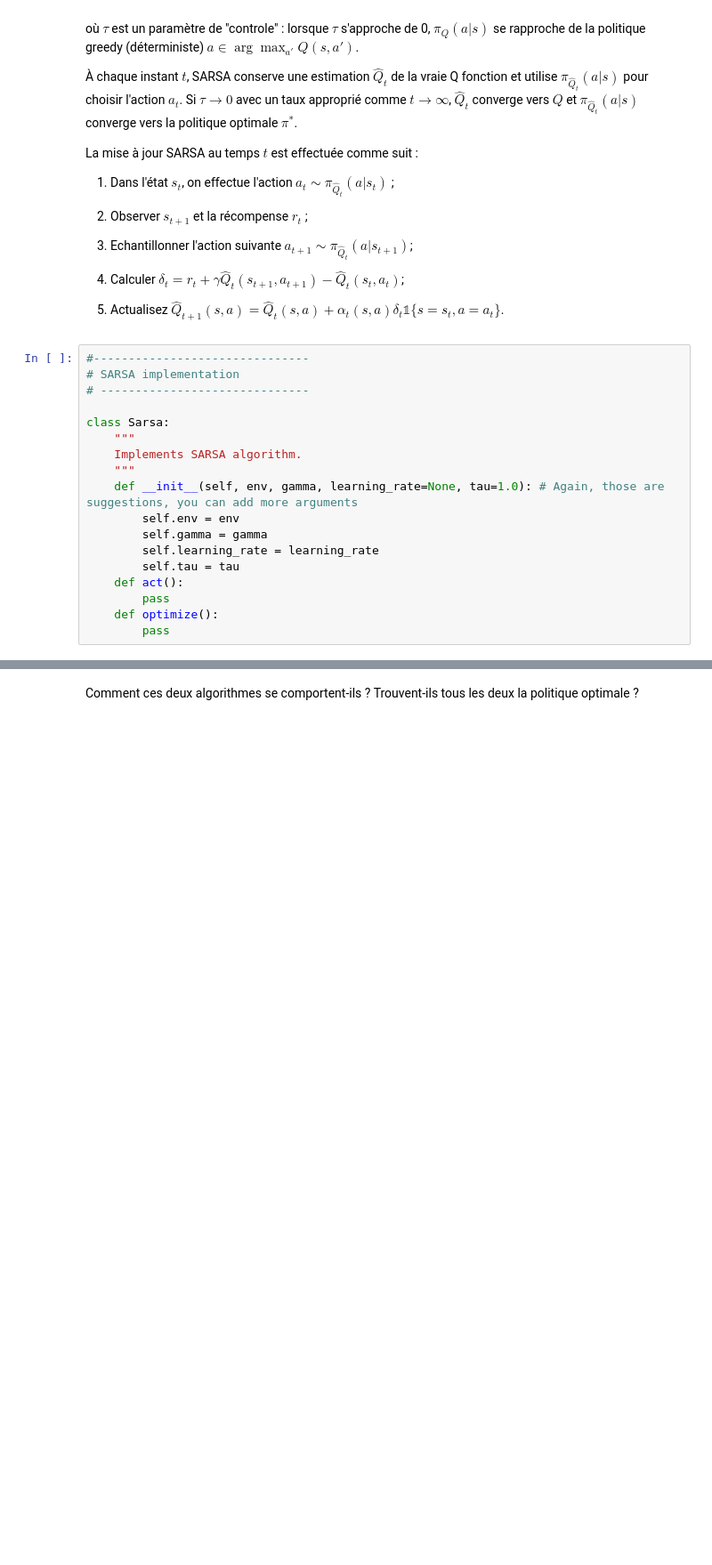
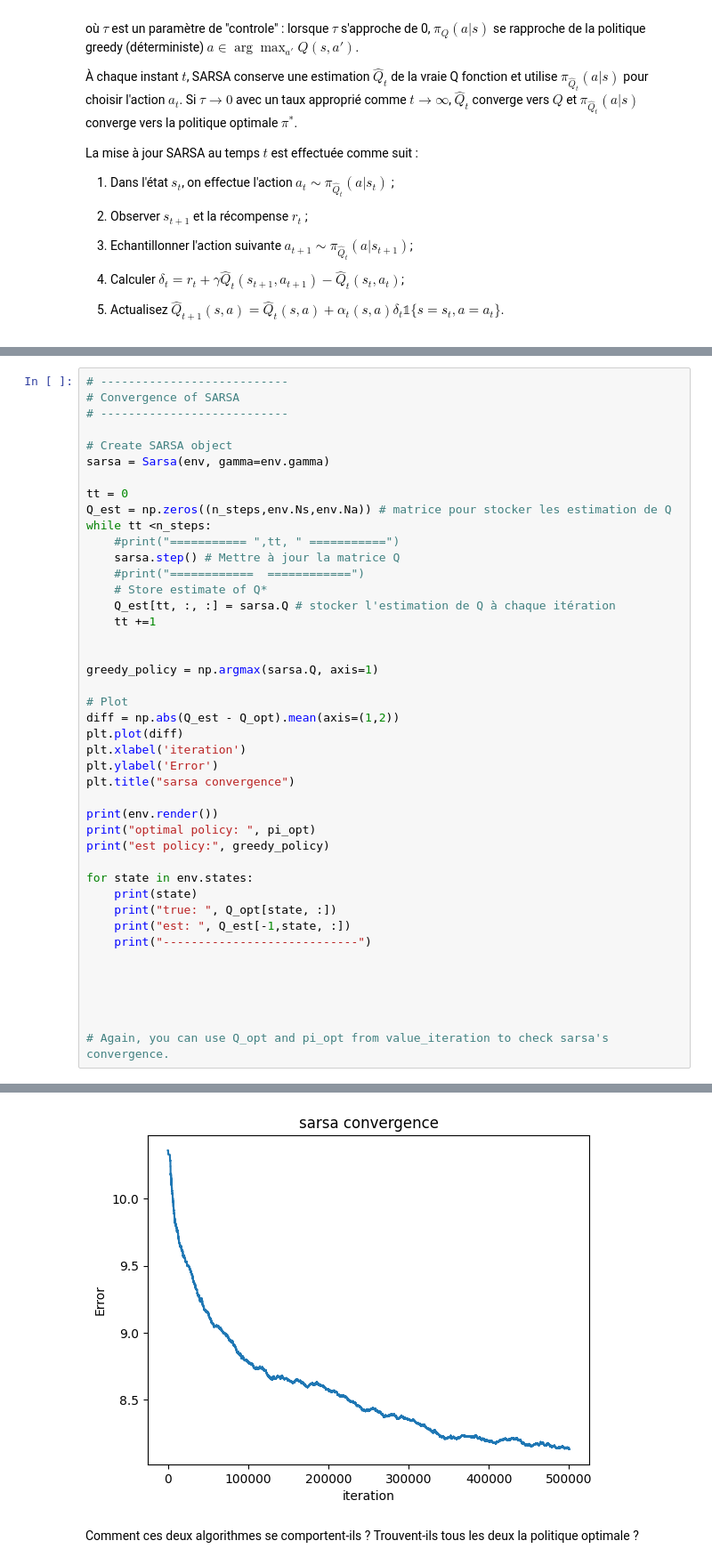
Before and after one commit to loanBRNT/tp_apprentissage, a Jupyter notebook: tp_rl/TP1_BERNAT.ipynb, the cells around one changed output, grey strips where cells are left out. Shown at 89% size. Saved outputs shown, nothing was run; the diff lists cells and outputs as text; blank space fills up the shorter version.

```diff
--- a/tp_rl/TP1_Etudiant.ipynb
+++ b/tp_rl/TP1_BERNAT.ipynb
@@ -724,21 +724,3 @@ La mise à jour SARSA au temps $t$ est effectuée comme suit :
 
 4. Calculer $\delta_t = r_t + \gamma \hat{Q}_t(s_{t+1}, a_{t+1}) - \hat{Q}_t(s_t, a_t)$;
 5. Actualisez $\hat{Q}_{t+1}(s, a) = \hat{Q}_t(s, a) + \alpha_t(s,a)\delta_t\mathbb{1}\{s=s_t, a=a_t\}$.
-# %%
-#-------------------------------
-# SARSA implementation
-# ------------------------------
-
-class Sarsa:
-    """
-    Implements SARSA algorithm.
-    """
-    def __init__(self, env, gamma, learning_rate=None, tau=1.0): # Again, those are suggestions, you can add more arguments
-        self.env = env
-        self.gamma = gamma
-        self.learning_rate = learning_rate
-        self.tau = tau
-    def act():
-        pass
-    def optimize():
-        pass
@@ -753,0 +801,44 @@ sarsa = Sarsa(env, gamma=env.gamma)
+# %%
+# ---------------------------
+# Convergence of SARSA
+# ---------------------------
+
+# Create SARSA object
+sarsa = Sarsa(env, gamma=env.gamma)
+
+tt = 0
+Q_est = np.zeros((n_steps,env.Ns,env.Na)) # matrice pour stocker les estimation de Q
+while tt <n_steps:
+    #print("=========== ",tt, " ===========")
+    sarsa.step() # Mettre à jour la matrice Q
+    #print("============  ============")
+    # Store estimate of Q*
+    Q_est[tt, :, :] = sarsa.Q # stocker l'estimation de Q à chaque itération
+    tt +=1
+
+
+greedy_policy = np.argmax(sarsa.Q, axis=1)
+
+# Plot
+diff = np.abs(Q_est - Q_opt).mean(axis=(1,2))
+plt.plot(diff)
+plt.xlabel('iteration')
+plt.ylabel('Error')
+plt.title("sarsa convergence")
+
+print(env.render())
+print("optimal policy: ", pi_opt)
+print("est policy:", greedy_policy)
+
+for state in env.states:
+    print(state)
+    print("true: ", Q_opt[state, :])
+    print("est: ", Q_est[-1,state, :])
+    print("----------------------------")
+
+
+
+
+
+# Again, you can use Q_opt and pi_opt from value_iteration to check sarsa's convergence.
+# %% [output]
@@ -754,3 +862,4 @@ sarsa = Sarsa(env, gamma=env.gamma)
+[figure, added]
 # %% [markdown]
 Comment ces deux algorithmes se comportent-ils ?
 Trouvent-ils tous les deux la politique optimale ?
```
Also changed, not shown: parts of 4 cells of this notebook.
